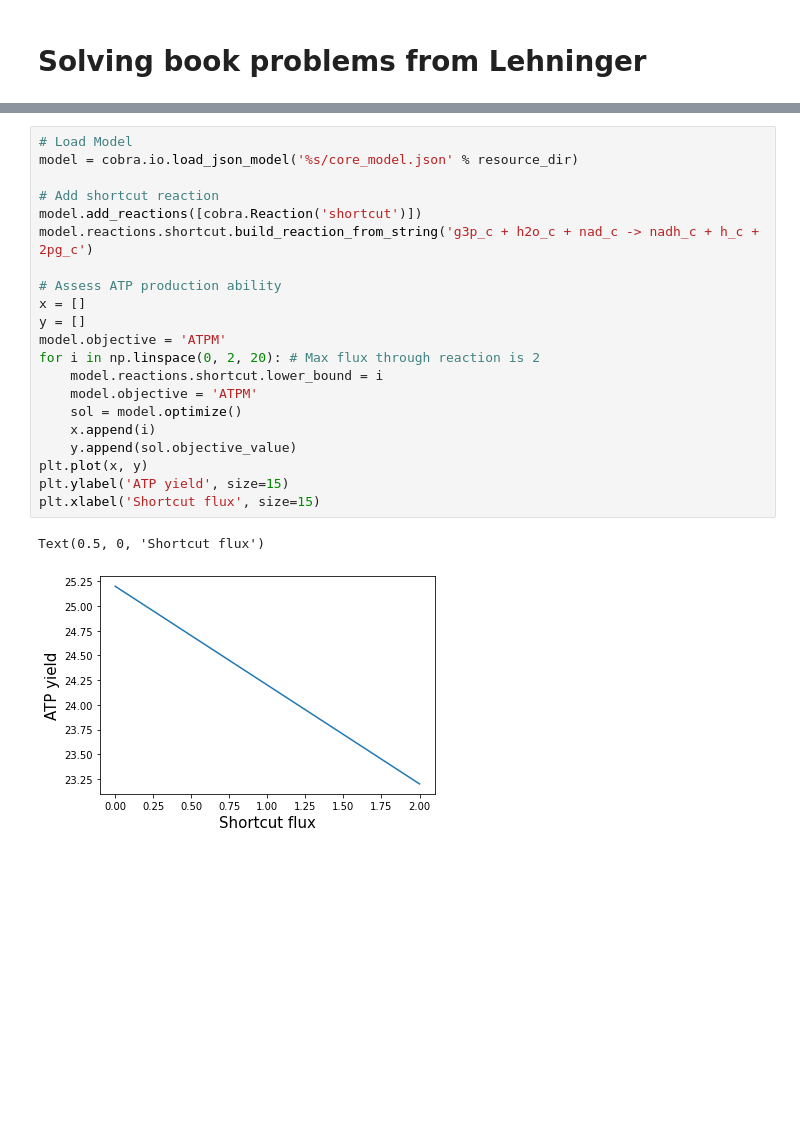
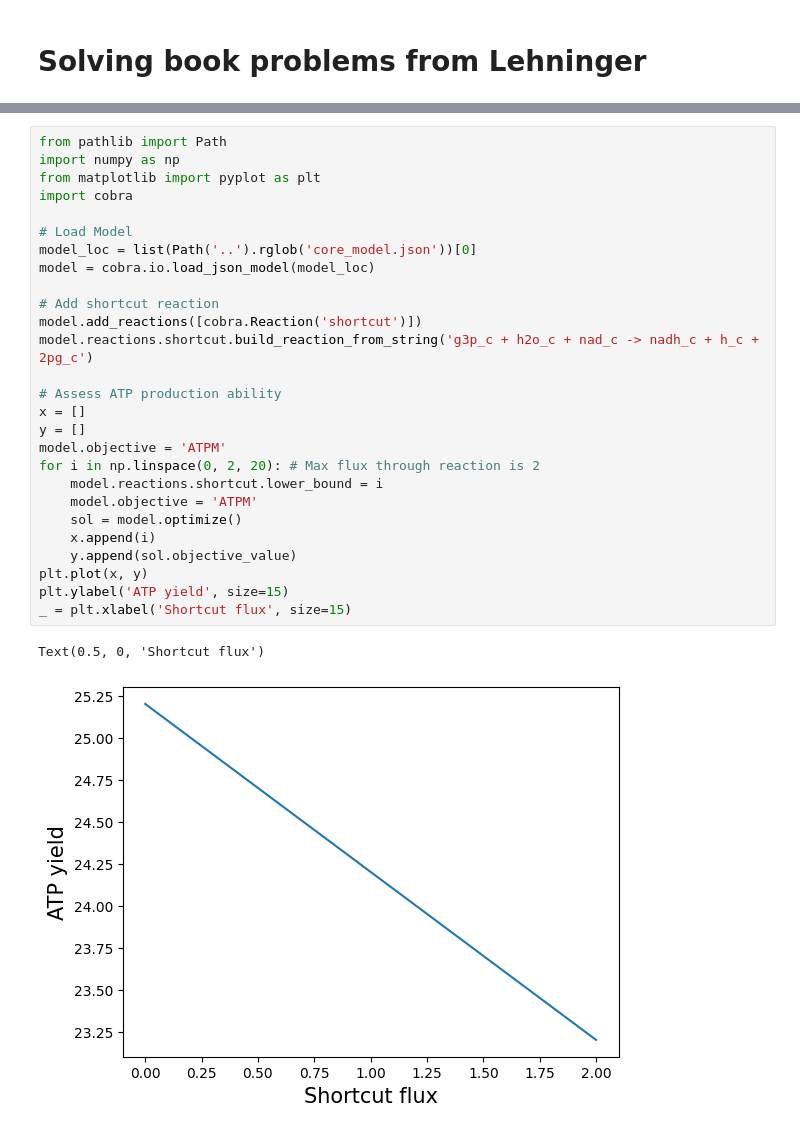
Before and after one commit to coltonlloyd/fba4l_demo, a Jupyter notebook: book/nb_examples/solving_homework.ipynb, the cells around one changed output, grey strips where cells are left out. Saved outputs shown, nothing was run; the diff lists cells and outputs as text; blank space fills up the shorter version.

```diff
--- a/book/nb_examples/solving_homework.ipynb
+++ b/book/nb_examples/solving_homework.ipynb
@@ -33,27 +12,33 @@ w/ bigg ids: `g3p_c + h2o_c + nad_c -> nadh_c + h_c + 2pg_c`
 1. Add reaction to core model
 2. Plot maximum ATP production as a function of shortcut reaction activity
 # %%
+from pathlib import Path
+import numpy as np
+from matplotlib import pyplot as plt
+import cobra
+
 # Load Model
-model = cobra.io.load_json_model('%s/core_model.json' % resource_dir)
+model_loc = list(Path('..').rglob('core_model.json'))[0]
+model = cobra.io.load_json_model(model_loc)
 
 # Add shortcut reaction
 model.add_reactions([cobra.Reaction('shortcut')])
 model.reactions.shortcut.build_reaction_from_string('g3p_c + h2o_c + nad_c -> nadh_c + h_c + 2pg_c')
 
 # Assess ATP production ability
 x = []
 y = []
 model.objective = 'ATPM'
 for i in np.linspace(0, 2, 20): # Max flux through reaction is 2
     model.reactions.shortcut.lower_bound = i
     model.objective = 'ATPM'
     sol = model.optimize()
     x.append(i)
     y.append(sol.objective_value)
 plt.plot(x, y)
 plt.ylabel('ATP yield', size=15)
-plt.xlabel('Shortcut flux', size=15)
+_ = plt.xlabel('Shortcut flux', size=15)
 # %% [output]
 Text(0.5, 0, 'Shortcut flux')
-[figure, old version]
+[figure, new version]
 # %% [markdown]
```
Also changed, not shown: parts of 20 cells of this notebook, 2 other files.
